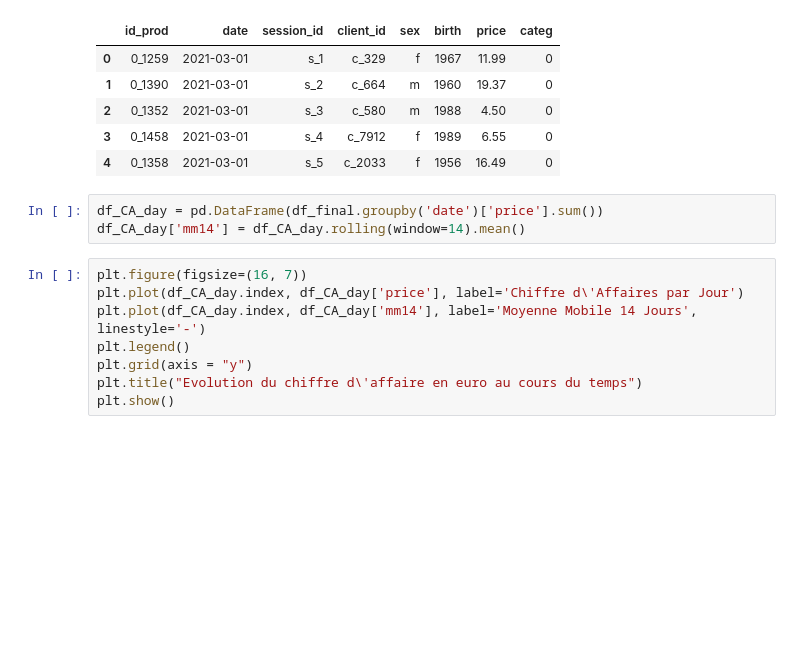
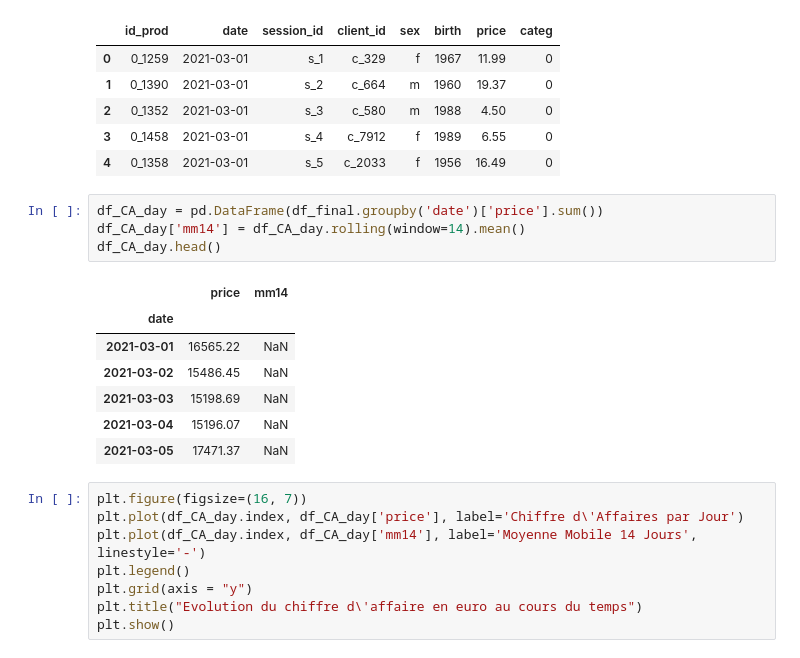
Before and after one commit to kikduck/DA-P6, a Jupyter notebook: notebook-p6.ipynb, the cells around one changed output. Saved outputs shown, nothing was run; the diff lists cells and outputs as text; blank space fills up the shorter version.

```diff
--- a/notebook-p6.ipynb
+++ b/notebook-p6.ipynb
@@ -188,6 +188,15 @@ df_final.head()
 # %%
 df_CA_day = pd.DataFrame(df_final.groupby('date')['price'].sum())
 df_CA_day['mm14'] = df_CA_day.rolling(window=14).mean()
+df_CA_day.head()
+# %% [output]
+|  | price | mm14 |
+| date |  |  |
+| 2021-03-01 | 16565.22 | NaN |
+| 2021-03-02 | 15486.45 | NaN |
+| 2021-03-03 | 15198.69 | NaN |
+| 2021-03-04 | 15196.07 | NaN |
+| 2021-03-05 | 17471.37 | NaN |
 # %%
 plt.figure(figsize=(16, 7))
 plt.plot(df_CA_day.index, df_CA_day['price'], label='Chiffre d\'Affaires par Jour')
```
Also changed, not shown: parts of 2 cells of this notebook.
